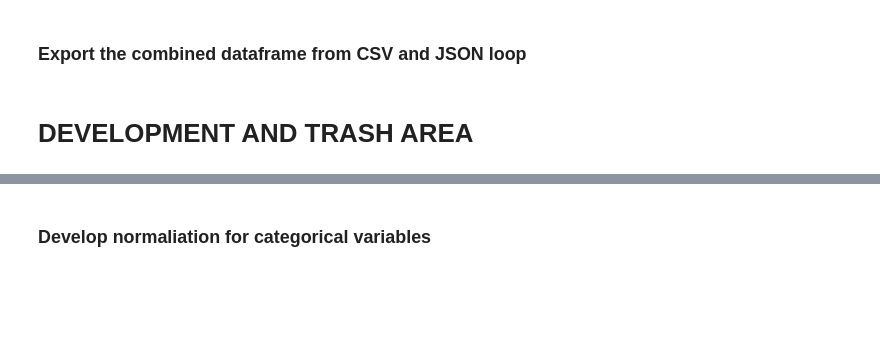
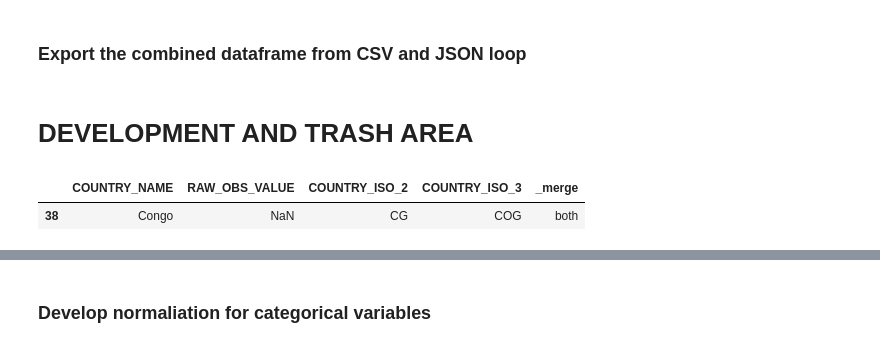
Before and after one commit to m-g-d-c/crba-etl, a Jupyter notebook: main_refactor.ipynb, the cells around one changed output, grey strips where cells are left out. Saved outputs shown, nothing was run; the diff lists cells and outputs as text; code cells hidden in the pictures; blank space fills up the shorter version.

```diff
--- a/main_refactor.ipynb
+++ b/main_refactor.ipynb
@@ -486,3 +612,8 @@ combined_normalized_csv.to_csv(
 )
 # %% [markdown]
 # DEVELOPMENT AND TRASH AREA
+# %%
+sample_html_2[sample_html_2["COUNTRY_NAME"] == "Congo"]
+# %% [output]
+|  | COUNTRY_NAME | RAW_OBS_VALUE | COUNTRY_ISO_2 | COUNTRY_ISO_3 | _merge |
+| 38 | Congo | NaN | CG | COG | both |
```
Also changed, not shown: parts of 21 cells of this notebook, 7 other files.
